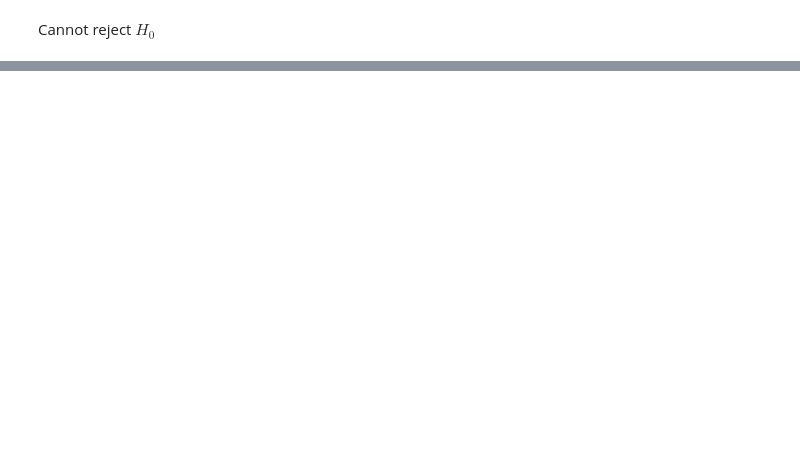
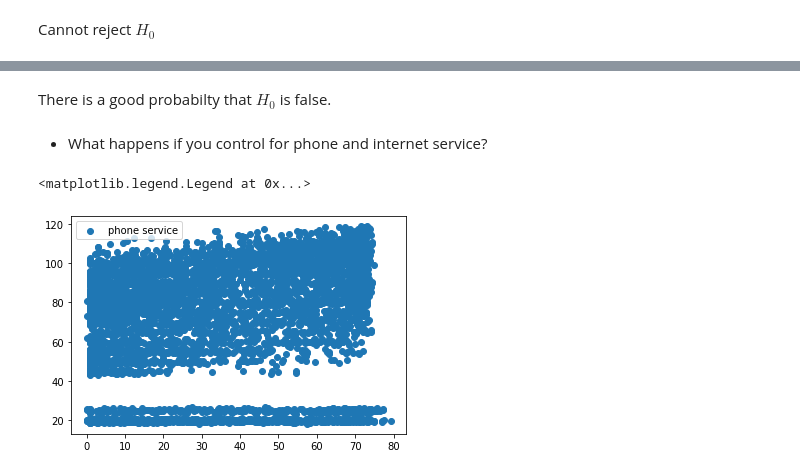
Before and after one commit to stephenfitzsimon/statistics-exercises, a Jupyter notebook: hypothesis_testing.ipynb, the cells around one changed output, grey strips where cells are left out. Cells and saved outputs as stored; diff of their text form; code cells hidden in the pictures; blank space fills up the shorter version.

```diff
--- a/hypothesis_testing.ipynb
+++ b/hypothesis_testing.ipynb
@@ -496,0 +272,4 @@ Use the sleepstudy data. Is there a relationship between days and reaction time?
+# %%
+# get only the interesting columns
+tl = tl[['customer_id', 'monthly_charges','tenure', 'total_charges', 'phone_type', 'internet_type', 'service_type']]
+tl.sample(3)
@@ -496,0 +402,13 @@ Use the sleepstudy data. Is there a relationship between days and reaction time?
+# %% [markdown]
+There is a good probabilty that $H_0$ is false.
+# %% [markdown]
+- What happens if you control for phone and internet service?
+# %%
+# control for phone service
+# plot the three type of phone service against monthly charges
+plt.scatter(data = tl[(tl.phone_type=='One Line') | (tl.phone_type=='Two or More Lines')], y = 'monthly_charges', x = 'tenure', label='phone service')
+
+plt.legend()
+# %% [output]
+<matplotlib.legend.Legend at 0x...>
+[figure, added]
```
Also changed, not shown: parts of 113 cells of this notebook.
